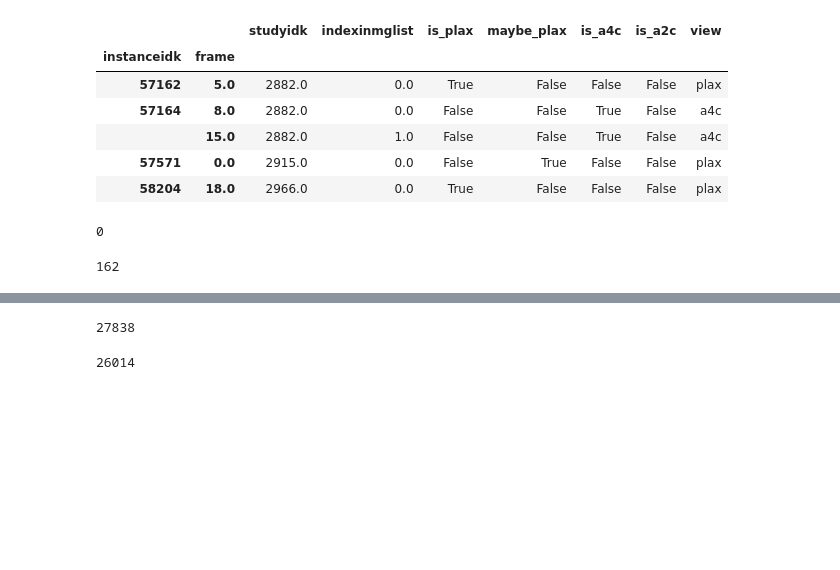
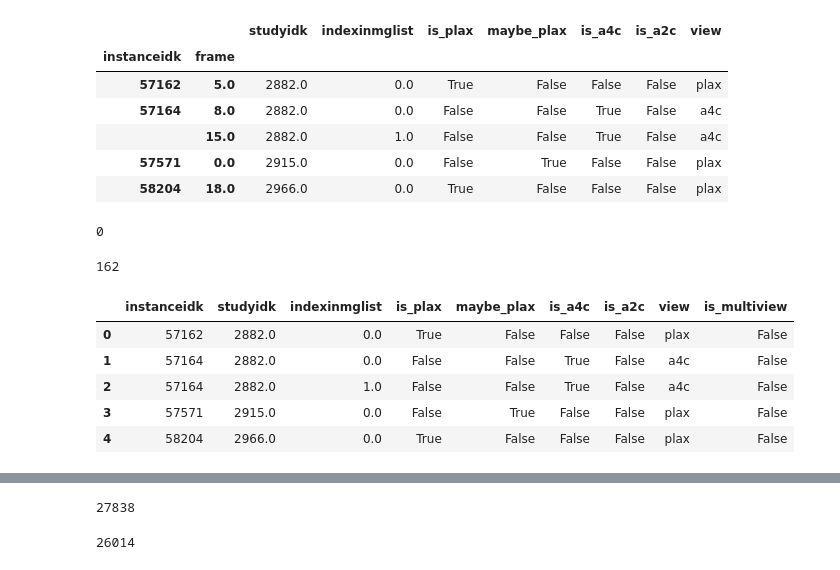
Before and after one commit to dssg/usal_echo_public, a Jupyter notebook: notebooks/20190626_YN_measurement_eda.ipynb, the cells around one changed output, grey strips where cells are left out. Saved outputs shown, nothing was run; the diff lists cells and outputs as text; code cells hidden in the pictures; blank space fills up the shorter version.

```diff
--- a/notebooks/20190626_YN_measurement_eda.ipynb
+++ b/notebooks/20190626_YN_measurement_eda.ipynb
@@ -582,3 +631,13 @@ is_instance_multiview = (group_df.reset_index().groupby('instanceidk')['view'].n
 is_instance_multiview = is_instance_multiview.rename(index=str, columns={"view": "is_multiview"})
 # %%
 group_df = group_df.merge(is_instance_multiview, on='instanceidk')
+# %%
+frames_with_views_df = group_df
+frames_with_views_df.head()
+# %% [output]
+|  | instanceidk | studyidk | indexinmglist | is_plax | maybe_plax | is_a4c | is_a2c | view | is_multiview |
+| 0 | 57162 | 2882.0 | 0.0 | True | False | False | False | plax | False |
+| 1 | 57164 | 2882.0 | 0.0 | False | False | True | False | a4c | False |
+| 2 | 57164 | 2882.0 | 1.0 | False | False | True | False | a4c | False |
+| 3 | 57571 | 2915.0 | 0.0 | False | True | False | False | plax | False |
+| 4 | 58204 | 2966.0 | 0.0 | True | False | False | False | plax | False |
```
Also changed, not shown: parts of 18 cells of this notebook.
